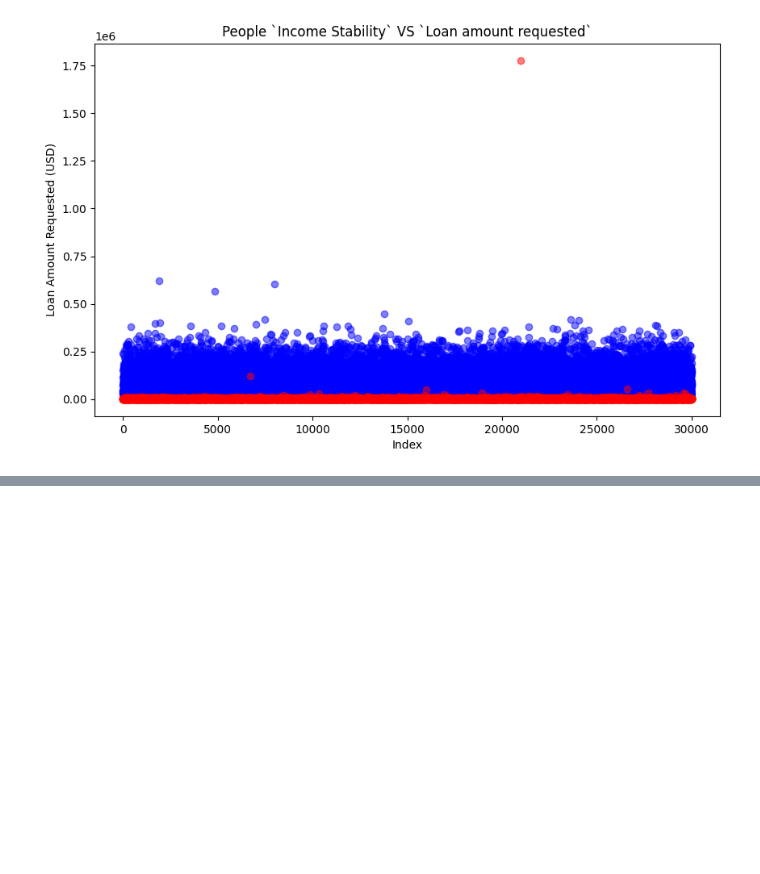
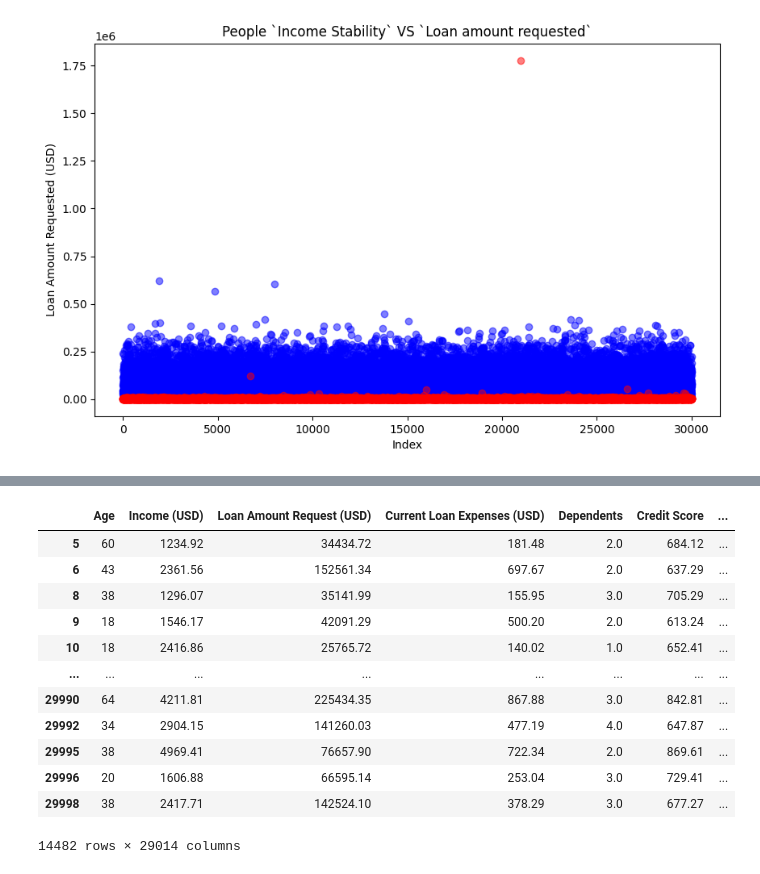
Before and after one commit to KKBUGHUNTER/Machine-Learning-Lab, a Jupyter notebook: Assignment-02/ModelTraining.ipynb, the cells around one changed output, grey strips where cells are left out. Saved outputs shown, nothing was run; the diff lists cells and outputs as text; code cells hidden in the pictures; blank space fills up the shorter version.

```diff
--- a/Assignment-02/ModelTraining.ipynb
+++ b/Assignment-02/ModelTraining.ipynb
@@ -158,0 +185,22 @@ KeyError: ('Income (USD)', 'Loan Amount Request (USD)', 'Current Loan Expenses (
+# %%
+
+numerical_cols = data.select_dtypes(include=['float64', 'int64']).columns
+categorical_cols = data.select_dtypes(include=['object']).columns
+
+encoded_data = pd.get_dummies(data, columns=categorical_cols)
+
+encoded_data
+# %% [output]
+|  | Age | Income (USD) | Loan Amount Request (USD) | Current Loan Expenses (USD) | Dependents | Credit Score | ... |
+| 5 | 60 | 1234.92 | 34434.72 | 181.48 | 2.0 | 684.12 | ... |
+| 6 | 43 | 2361.56 | 152561.34 | 697.67 | 2.0 | 637.29 | ... |
+| 8 | 38 | 1296.07 | 35141.99 | 155.95 | 3.0 | 705.29 | ... |
+| 9 | 18 | 1546.17 | 42091.29 | 500.20 | 2.0 | 613.24 | ... |
+| 10 | 18 | 2416.86 | 25765.72 | 140.02 | 1.0 | 652.41 | ... |
+| ... | ... | ... | ... | ... | ... | ... | ... |
+| 29990 | 64 | 4211.81 | 225434.35 | 867.88 | 3.0 | 842.81 | ... |
+| 29992 | 34 | 2904.15 | 141260.03 | 477.19 | 4.0 | 647.87 | ... |
+| 29995 | 38 | 4969.41 | 76657.90 | 722.34 | 2.0 | 869.61 | ... |
+| 29996 | 20 | 1606.88 | 66595.14 | 253.04 | 3.0 | 729.41 | ... |
+| 29998 | 38 | 2417.71 | 142524.10 | 378.29 | 3.0 | 677.27 | ... |
+14482 rows × 29014 columns
```
Also changed, not shown: parts of 12 cells of this notebook.
